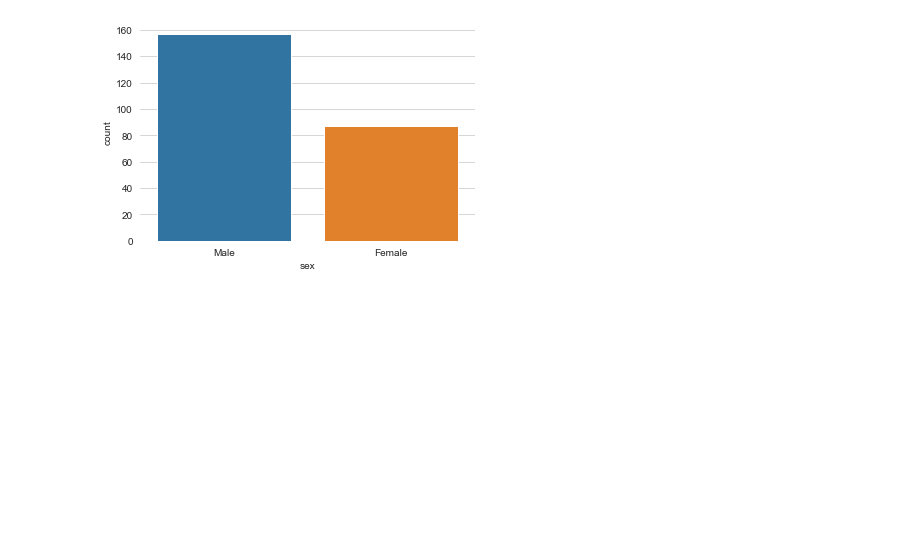
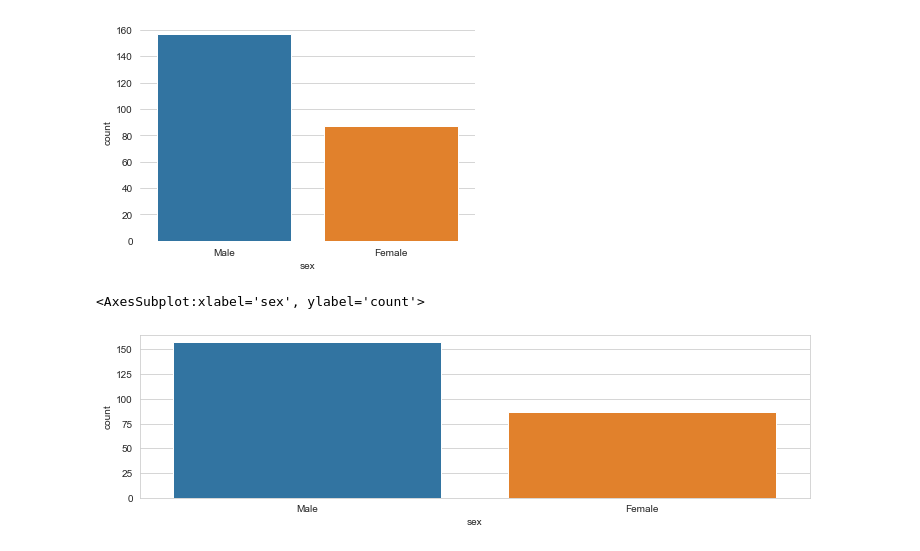
Before and after one commit to MIDAS-26/DS_ML, a Jupyter notebook: Seaborn_StyleAndColor.ipynb, the cells around one changed output. Cells and saved outputs as stored; diff of their text form; code cells hidden in the pictures; blank space fills up the shorter version.

Commit message:
Completed Seaborn

```diff
--- a/Seaborn_StyleAndColor.ipynb
+++ b/Seaborn_StyleAndColor.ipynb
@@ -31,3 +32,11 @@ sns.countplot(data=tips, x='sex')
 sns.despine(left=True, bottom=True)
 # %% [output]
 [figure]
+# %%
+#to resize the plots, use matplotlib commands to resize your seaborn plots
+#ALWAYS SET FIGSIZE BEFORE THE PLOT else it won't work
+plt.figure(figsize=(12,3))
+sns.countplot(data=tips, x='sex')
+# %% [output]
+<AxesSubplot:xlabel='sex', ylabel='count'>
+[figure, added]
```
Also changed, not shown: parts of 3 cells of this notebook.
